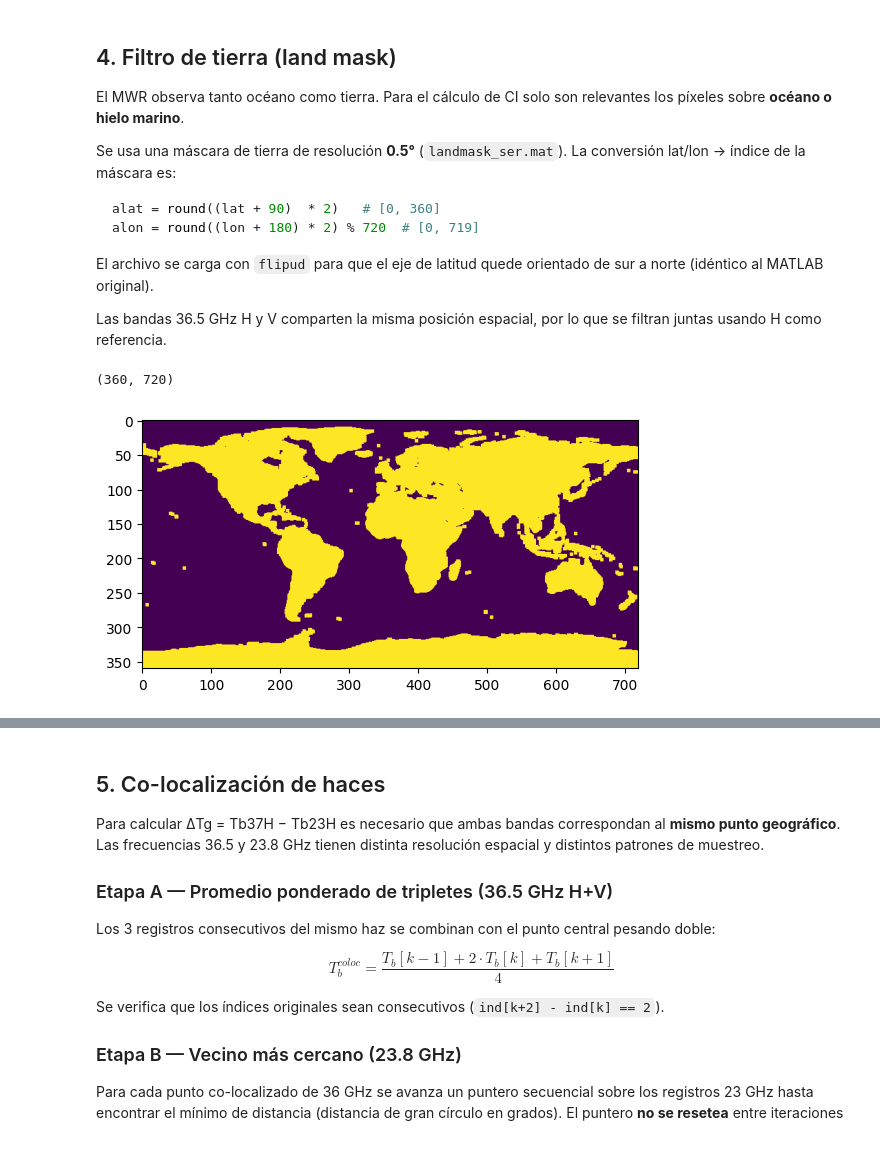
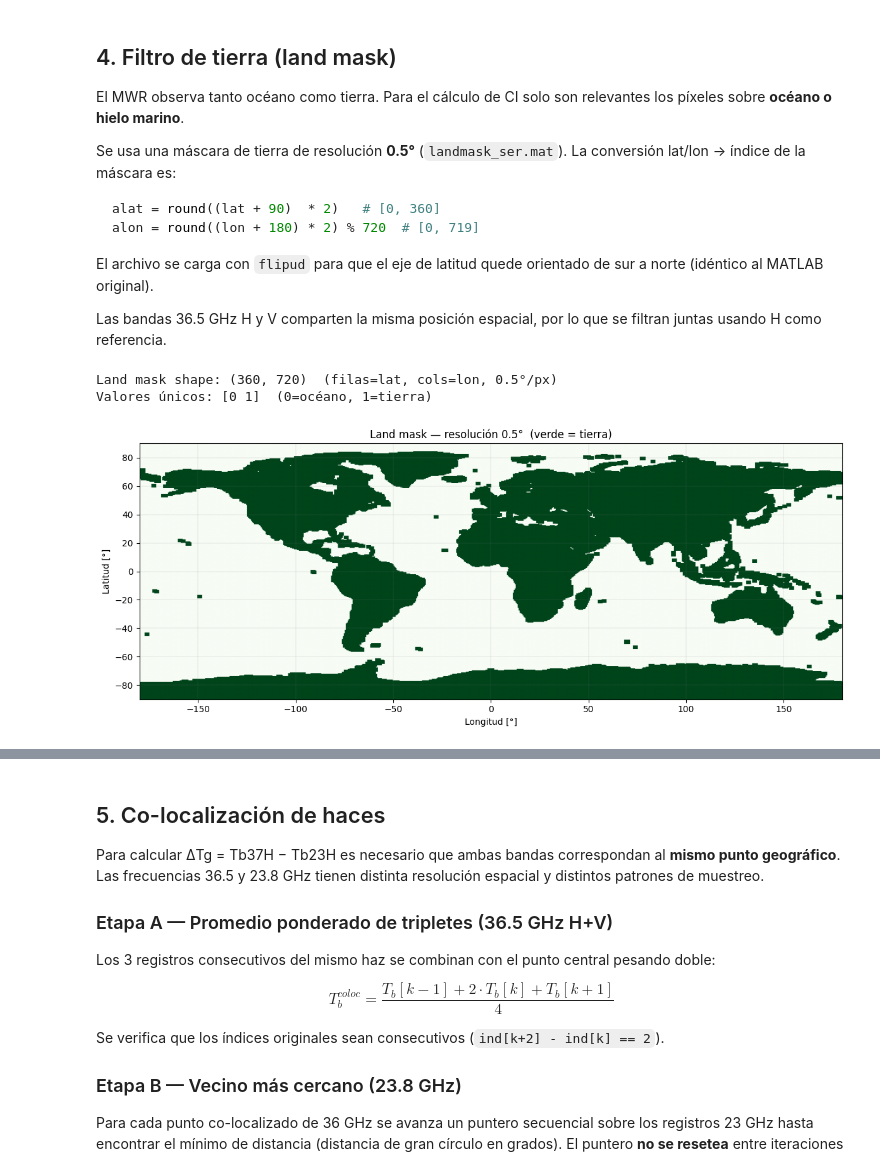
Before and after one commit to sebaheredia-unc/M5-P4-Exc, a Jupyter notebook: Scripts/Python/TP4_MwrIcePipeline.ipynb, the cells around one changed output, grey strips where cells are left out. Drawn from its saved outputs; the diff is of its cells as text; code cells hidden in the pictures.

```diff
--- a/Scripts/Python/TP4_MwrIcePipeline.ipynb
+++ b/Scripts/Python/TP4_MwrIcePipeline.ipynb
@@ -512,23 +512,34 @@ orientado de sur a norte (idéntico al MATLAB original).
 
 Las bandas 36.5 GHz H y V comparten la misma posición espacial,
 por lo que se filtran juntas usando H como referencia.
-# %%
-
-
-# Cargar máscara de tierra, fijese las dimensiones y grafique
-LANDMASK     = os.path.join(ROOT, 'data', 'landmask', 'landmask_ser.mat')
-
-landmask = sio.loadmat(LANDMASK)  # shape (180, 360) con 1= tierra, 0= mar
-landmask.keys()
-landmask_val = landmask['landmask_ser']  # shape (180, 360) con 1= tierra, 0= mar
-
-plt.figure()
-plt.imshow(landmask_val)
-
-print(landmask_val.shape)
-# %% [output]
-(360, 720)
-[figure, removed]
+# %%
+# from delta_pg_processor import load_landmask, apply_land_filter
+
+
+# Cargar máscara de tierra
+LANDMASK     = os.path.join(ROOT, 'data', 'landmask', 'landmask_ser.mat')
+mat = sio.loadmat(LANDMASK)
+landmask = np.flipud(mat['landmask_ser'].astype(np.int8))
+
+print(f'Land mask shape: {landmask.shape}  (filas=lat, cols=lon, 0.5°/px)')
+print(f'Valores únicos: {np.unique(landmask)}  (0=océano, 1=tierra)')
+
+# Visualizamos la máscara
+fig, ax = plt.subplots(figsize=(12, 5))
+ax.imshow(landmask, aspect='auto', cmap='Greens',
+          extent=[-180, 180, -90, 90], origin='lower')
+ax.set_title('Land mask — resolución 0.5°  (verde = tierra)')
+ax.set_xlabel('Longitud [°]');  ax.set_ylabel('Latitud [°]')
+ax.grid(True, linewidth=0.3, color='gray', alpha=0.4)
+plt.tight_layout();  plt.show()
+
+
+
+# landmask = load_landmask(LANDMASK)
+# %% [output]
+Land mask shape: (360, 720)  (filas=lat, cols=lon, 0.5°/px)
+Valores únicos: [0 1]  (0=océano, 1=tierra)
+[figure, added]
 # %%
 
 MASK_LAT    = 361            # filas del land mask (180° / 0.5° + 1)
```
Also changed, not shown: parts of 7 cells of this notebook.
